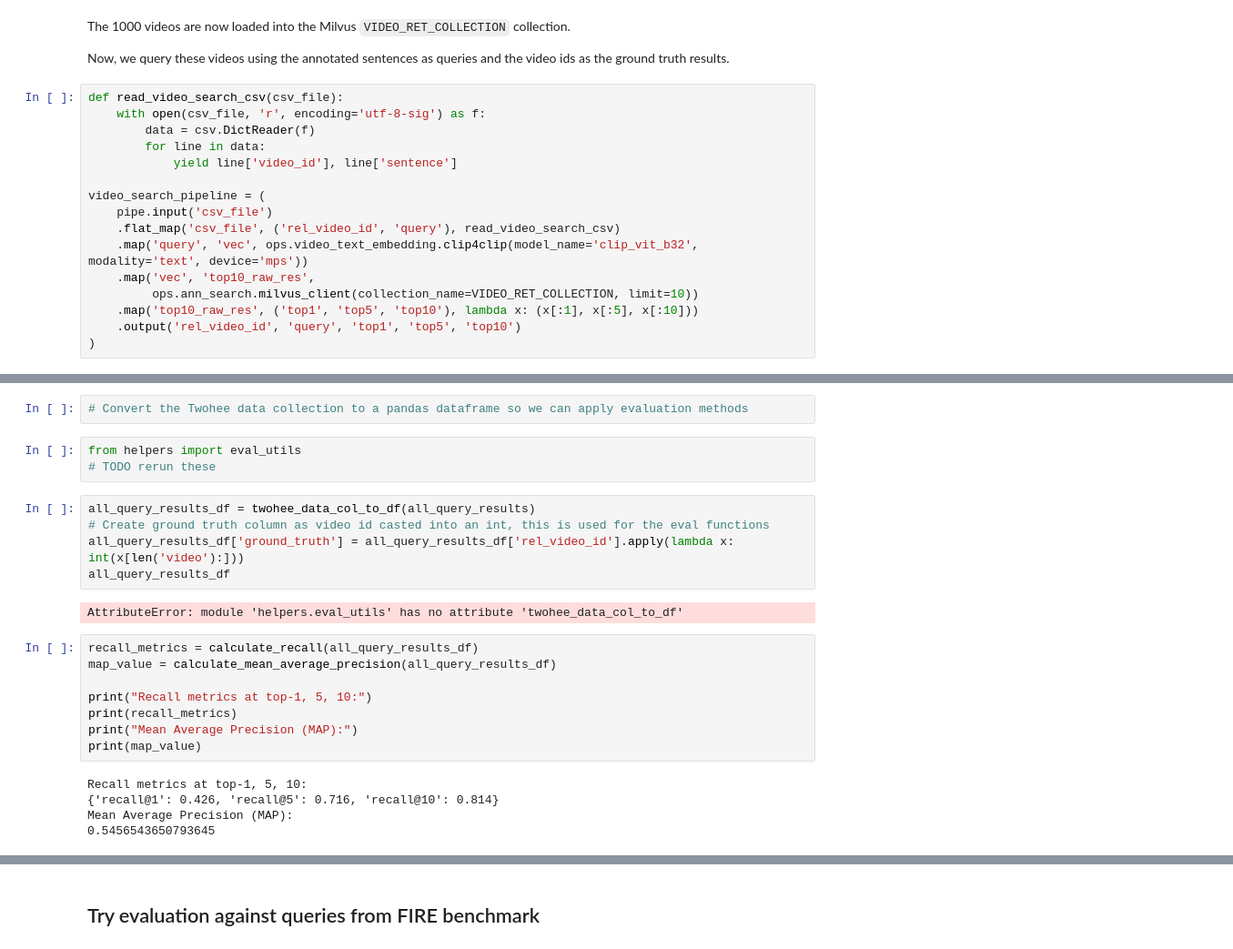
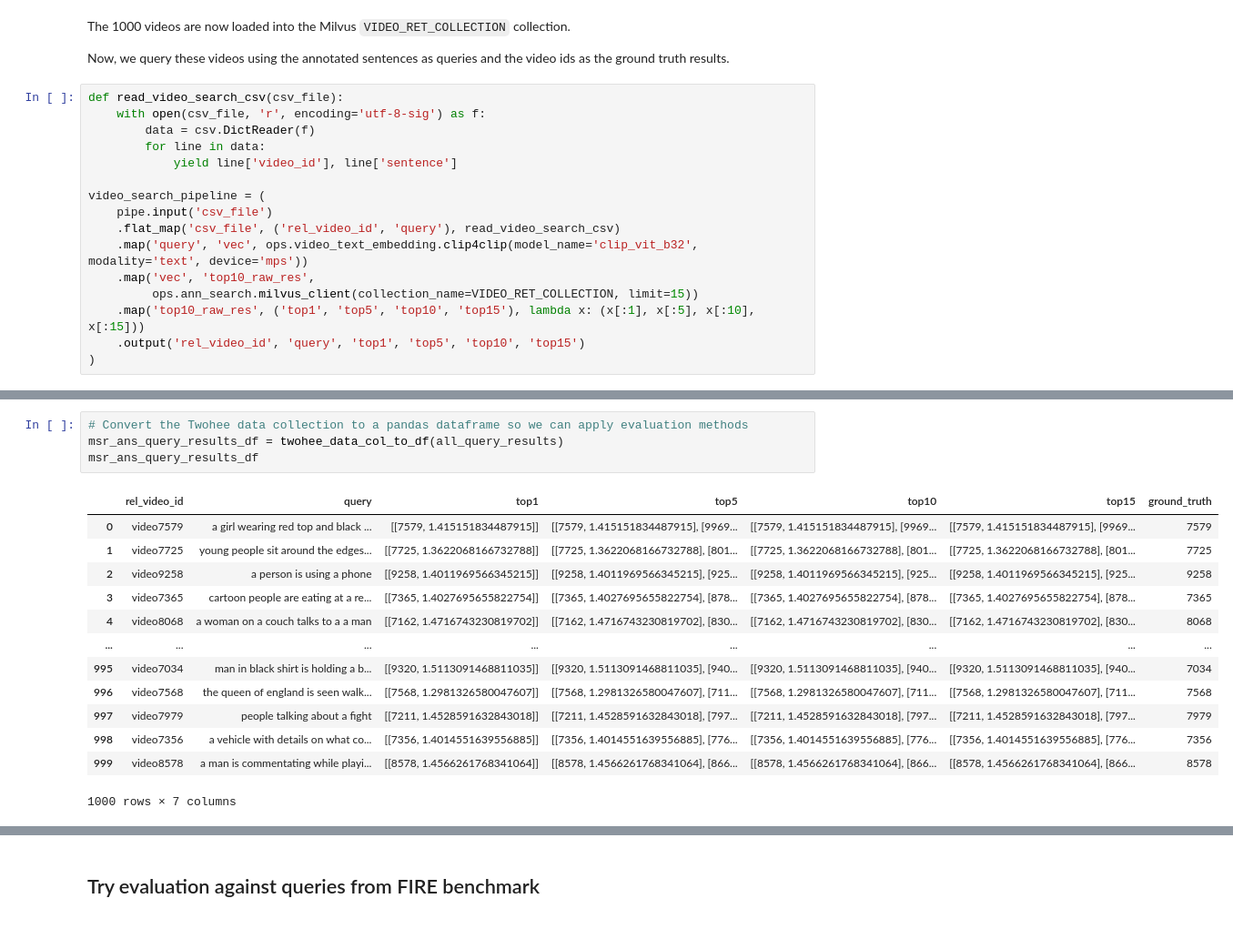
Before and after one commit to Suraj-Ram/video-semantic-search, a Jupyter notebook: final_vr_c4c.ipynb, the cells around one changed output, grey strips where cells are left out. Shown at 91% size. Drawn from its saved outputs; the diff is of its cells as text.

```diff
--- a/final_vr_c4c.ipynb
+++ b/final_vr_c4c.ipynb
@@ -86,7 +86,7 @@ video_search_pipeline = (
     .flat_map('csv_file', ('rel_video_id', 'query'), read_video_search_csv)
     .map('query', 'vec', ops.video_text_embedding.clip4clip(model_name='clip_vit_b32', modality='text', device='mps'))
     .map('vec', 'top10_raw_res',
-         ops.ann_search.milvus_client(collection_name=VIDEO_RET_COLLECTION, limit=10))
-    .map('top10_raw_res', ('top1', 'top5', 'top10'), lambda x: (x[:1], x[:5], x[:10]))
-    .output('rel_video_id', 'query', 'top1', 'top5', 'top10')
+         ops.ann_search.milvus_client(collection_name=VIDEO_RET_COLLECTION, limit=15))
+    .map('top10_raw_res', ('top1', 'top5', 'top10', 'top15'), lambda x: (x[:1], x[:5], x[:10], x[:15]))
+    .output('rel_video_id', 'query', 'top1', 'top5', 'top10', 'top15')
 )
@@ -122,25 +107,18 @@ all_query_results.show()
 # %%
 # Convert the Twohee data collection to a pandas dataframe so we can apply evaluation methods
+msr_ans_query_results_df = twohee_data_col_to_df(all_query_results)
+msr_ans_query_results_df
+# %% [output]
+|  | rel_video_id | query | top1 | top5 | top10 | top15 | ground_truth |
+| 0 | video7579 | a girl wearing red top and black ... | [[7579, 1.415151834487915]] | [[7579, 1.415151834487915], [9969... | [[7579, 1.415151834487915], [9969... | [[7579, 1.415151834487915], [9969... | 7579 |
+| 1 | video7725 | young people sit around the edges... | [[7725, 1.3622068166732788]] | [[7725, 1.3622068166732788], [801... | [[7725, 1.3622068166732788], [801... | [[7725, 1.3622068166732788], [801... | 7725 |
+| 2 | video9258 | a person is using a phone | [[9258, 1.4011969566345215]] | [[9258, 1.4011969566345215], [925... | [[9258, 1.4011969566345215], [925... | [[9258, 1.4011969566345215], [925... | 9258 |
+| 3 | video7365 | cartoon people are eating at a re... | [[7365, 1.4027695655822754]] | [[7365, 1.4027695655822754], [878... | [[7365, 1.4027695655822754], [878... | [[7365, 1.4027695655822754], [878... | 7365 |
+| 4 | video8068 | a woman on a couch talks to a a man | [[7162, 1.4716743230819702]] | [[7162, 1.4716743230819702], [830... | [[7162, 1.4716743230819702], [830... | [[7162, 1.4716743230819702], [830... | 8068 |
+| ... | ... | ... | ... | ... | ... | ... | ... |
+| 995 | video7034 | man in black shirt is holding a b... | [[9320, 1.5113091468811035]] | [[9320, 1.5113091468811035], [940... | [[9320, 1.5113091468811035], [940... | [[9320, 1.5113091468811035], [940... | 7034 |
+| 996 | video7568 | the queen of england is seen walk... | [[7568, 1.2981326580047607]] | [[7568, 1.2981326580047607], [711... | [[7568, 1.2981326580047607], [711... | [[7568, 1.2981326580047607], [711... | 7568 |
+| 997 | video7979 | people talking about a fight | [[7211, 1.4528591632843018]] | [[7211, 1.4528591632843018], [797... | [[7211, 1.4528591632843018], [797... | [[7211, 1.4528591632843018], [797... | 7979 |
+| 998 | video7356 | a vehicle with details on what co... | [[7356, 1.4014551639556885]] | [[7356, 1.4014551639556885], [776... | [[7356, 1.4014551639556885], [776... | [[7356, 1.4014551639556885], [776... | 7356 |
+| 999 | video8578 | a man is commentating while playi... | [[8578, 1.4566261768341064]] | [[8578, 1.4566261768341064], [866... | [[8578, 1.4566261768341064], [866... | [[8578, 1.4566261768341064], [866... | 8578 |
+1000 rows × 7 columns
-# %%
-from helpers import eval_utils
-# TODO rerun these
-# %%
-all_query_results_df = twohee_data_col_to_df(all_query_results)
-# Create ground truth column as video id casted into an int, this is used for the eval functions
-all_query_results_df['ground_truth'] = all_query_results_df['rel_video_id'].apply(lambda x: int(x[len('video'):]))
-all_query_results_df
-# %% [output]
-AttributeError: module 'helpers.eval_utils' has no attribute 'twohee_data_col_to_df'
-# %%
-recall_metrics = calculate_recall(all_query_results_df)
-map_value = calculate_mean_average_precision(all_query_results_df)
-
-print("Recall metrics at top-1, 5, 10:")
-print(recall_metrics)
-print("Mean Average Precision (MAP):")
-print(map_value)
-# %% [output]
-Recall metrics at top-1, 5, 10:
-{'recall@1': 0.426, 'recall@5': 0.716, 'recall@10': 0.814}
-Mean Average Precision (MAP):
-0.5456543650793645
```
Also changed, not shown: parts of 15 cells of this notebook, 4 other files.
